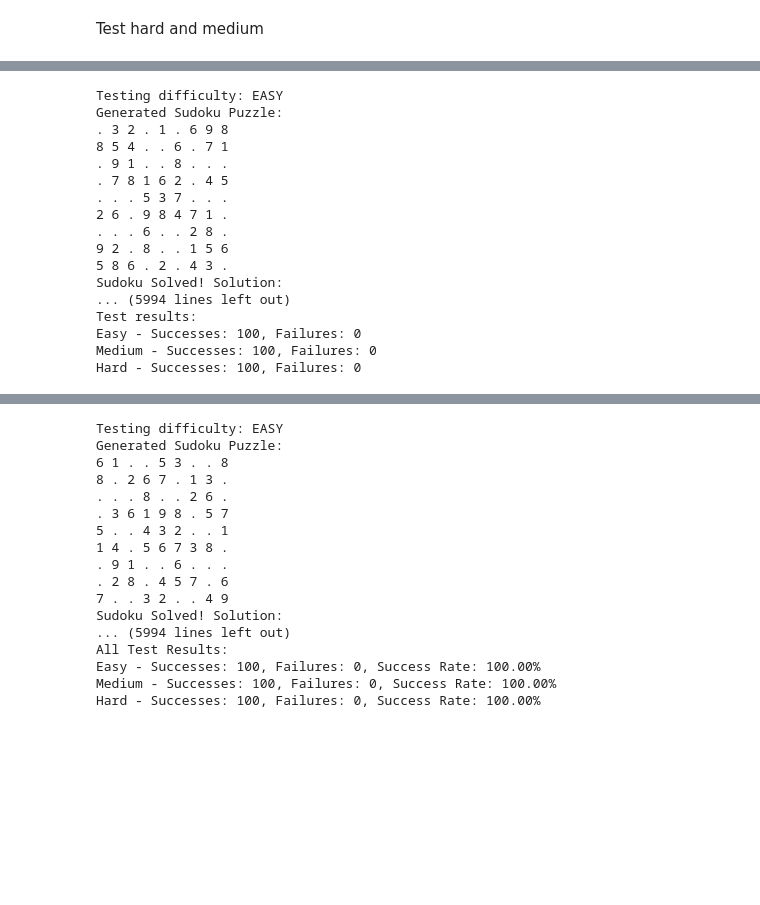
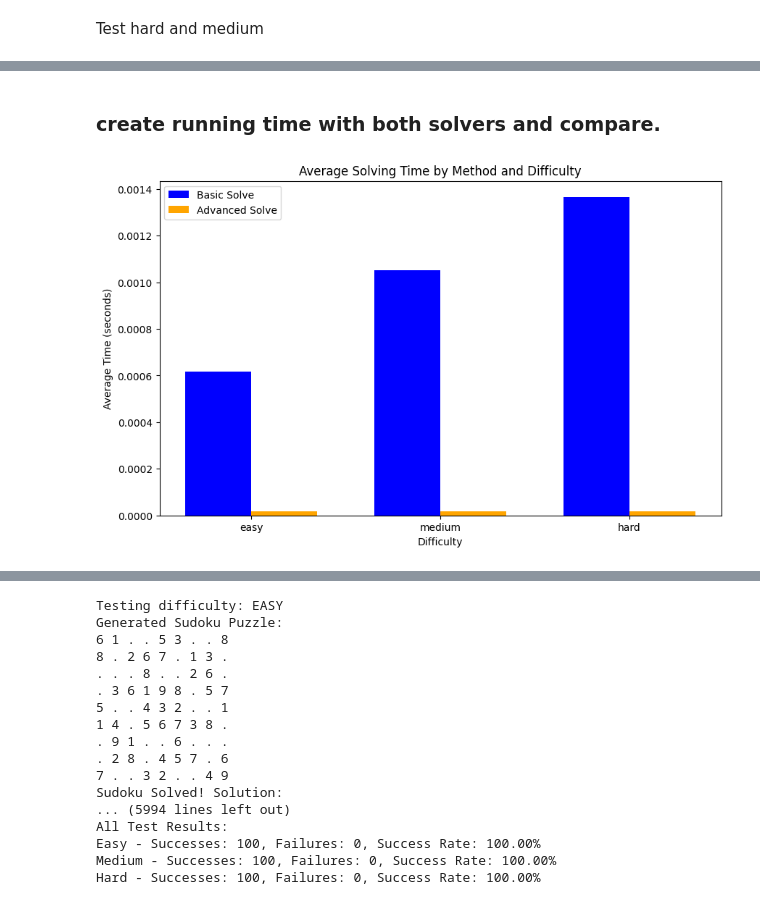
Before and after one commit to Manjiri-Satam/Sudoku-final, a Jupyter notebook: app/program/game_solver_testing.ipynb, the cells around one changed output, grey strips where cells are left out. Drawn from its saved outputs; the diff is of its cells as text; code cells hidden in the pictures; blank space fills up the shorter version.

Commit message:
graphs for difficulty levels per solver

```diff
--- a/app/program/game_solver_testing.ipynb
+++ b/app/program/game_solver_testing.ipynb
@@ -260,24 +257,3 @@ Sudoku Solved! Solution:
   'hard']]
-# %%
-results = test_sudoku_solving()
-print("\nTest results:")
-for difficulty, outcome in results.items():
-    print(f"{difficulty.capitalize()} - Successes: {outcome['success']}, Failures: {outcome['failure']}")
-# %% [output]
-Testing difficulty: EASY
-Generated Sudoku Puzzle:
-. 3 2 . 1 . 6 9 8
-8 5 4 . . 6 . 7 1
-. 9 1 . . 8 . . .
-. 7 8 1 6 2 . 4 5
-. . . 5 3 7 . . .
-2 6 . 9 8 4 7 1 .
-. . . 6 . . 2 8 .
-9 2 . 8 . . 1 5 6
-5 8 6 . 2 . 4 3 .
-Sudoku Solved! Solution:
-... (5994 lines left out)
-Test results:
-Easy - Successes: 100, Failures: 0
-Medium - Successes: 100, Failures: 0
-Hard - Successes: 100, Failures: 0
+# %% [markdown]
+### create running time with both solvers and compare.
@@ -283,0 +286,28 @@ Hard - Successes: 100, Failures: 0
+# %%
+def plot_results2(results2):
+    fig, ax = plt.subplots(figsize=(10, 6))
+    difficulties = ['easy', 'medium', 'hard']
+    index = np.arange(len(difficulties))
+    bar_width = 0.35
+
+    # Calculate means
+    basic_means = [np.mean(results2['basic'][d]) for d in difficulties]
+    advanced_means = [np.mean(results2['advanced'][d]) for d in difficulties]
+
+    # Plotting
+    ax.bar(index - bar_width/2, basic_means, bar_width, label='Basic Solve', color='blue')
+    ax.bar(index + bar_width/2, advanced_means, bar_width, label='Advanced Solve', color='orange')
+
+    ax.set_xlabel('Difficulty')
+    ax.set_ylabel('Average Time (seconds)')
+    ax.set_title('Average Solving Time by Method and Difficulty')
+    ax.set_xticks(index)
+    ax.set_xticklabels(difficulties)
+    ax.legend()
+
+    plt.show()
+# %%
+results2 = test_sudoku_solving2()
+plot_results2(results2)
+# %% [output]
+[figure, added]
```
Also changed, not shown: parts of 25 cells of this notebook.
